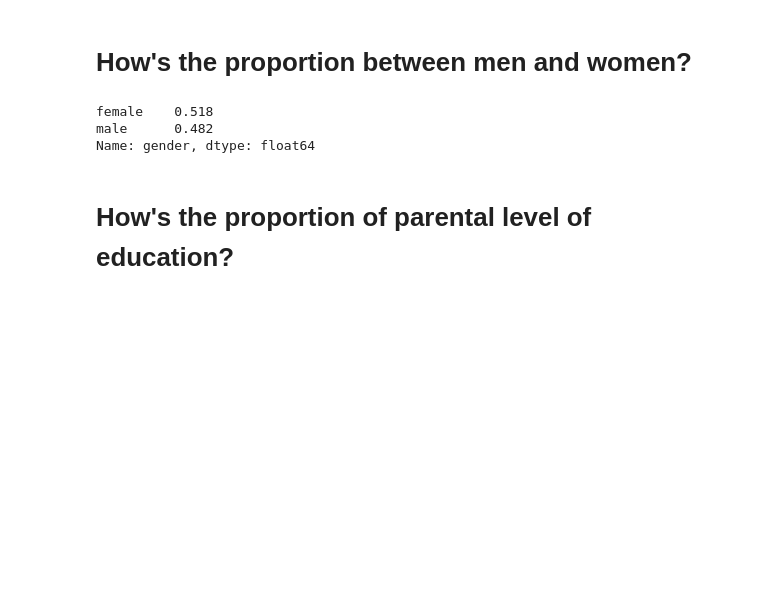
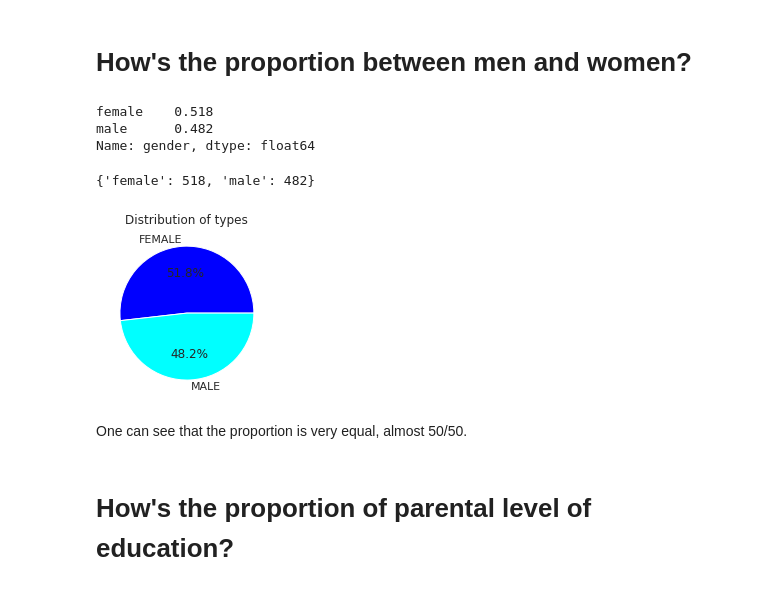
Before and after one commit to luis-fnogueira/students-performance, a Jupyter notebook: students-performance.ipynb, the cells around one changed output. Cells and saved outputs as stored; diff of their text form; code cells hidden in the pictures; blank space fills up the shorter version.

```diff
--- a/students-performance.ipynb
+++ b/students-performance.ipynb
@@ -137,6 +137,40 @@ df['gender'].value_counts('gender')
 female    0.518
 male      0.482
 Name: gender, dtype: float64
+# %%
+# Inserting the values above in a python dictionary.
+proportion = {}
+
+proportion['female'] = df[df['gender']=='female']['gender'].count()
+proportion['male'] = df[df['gender']=='male']['gender'].count()
+
+print(proportion)
+
+#df['gender'].plot(kind='bar', stacked=True)
+# %% [output]
+{'female': 518, 'male': 482}
+# %%
+# Data to plot
+labels = []
+sizes = []
+
+for x, y in proportion.items():
+    labels.append(x)
+    sizes.append(y)
+
+labels = [x.upper() for x in labels]
+colors_list = ['blue','cyan']
+
+# Plot
+plt.pie(sizes, labels=labels, colors=colors_list, autopct='%.1f%%')
+plt.title("Distribution of types")
+
+
+plt.show()
+# %% [output]
+[figure, added]
+# %% [markdown]
+One can see that the proportion is very equal, almost 50/50.
 # %% [markdown]
 # How's the proportion of parental level of education?
 # %%
```
